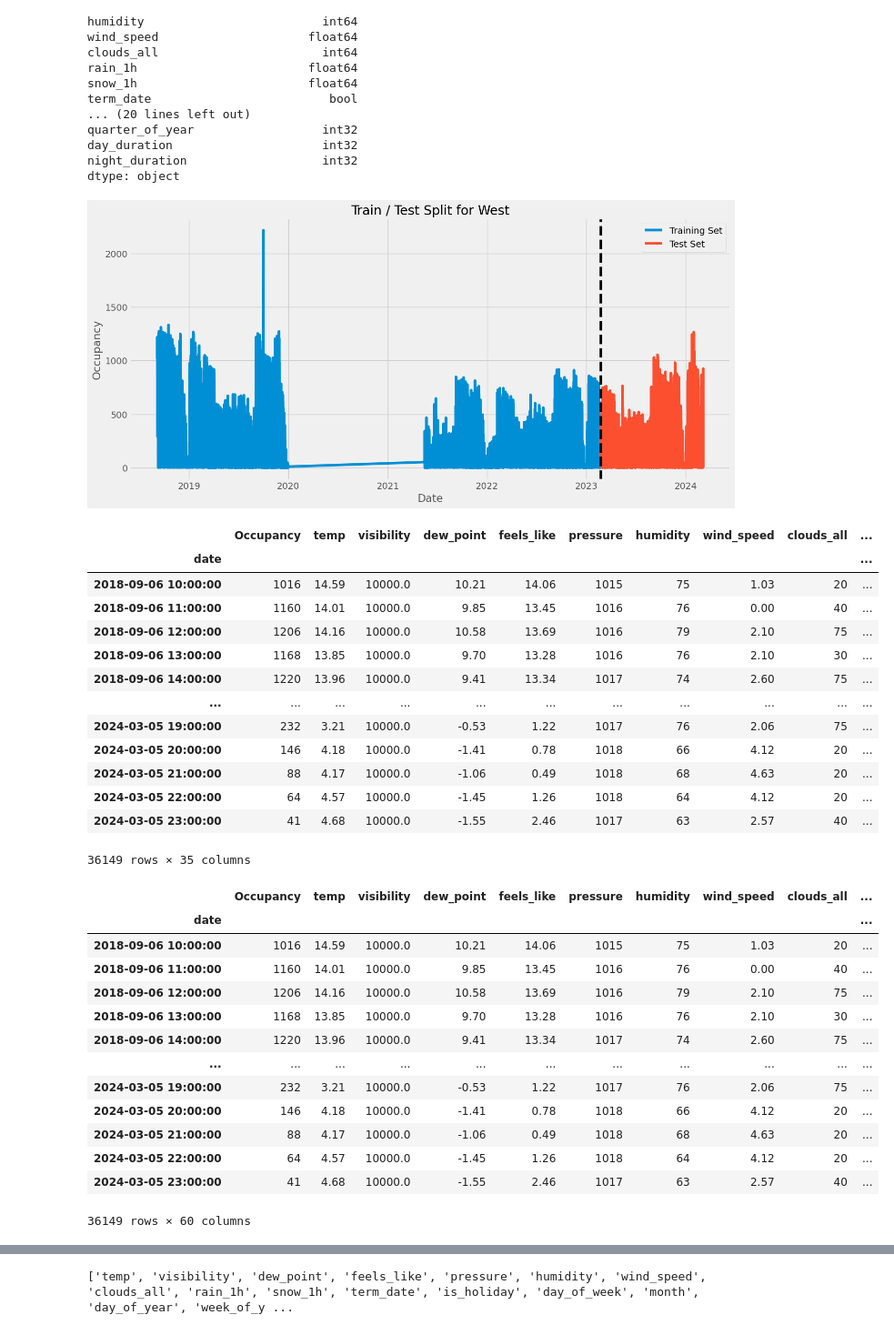
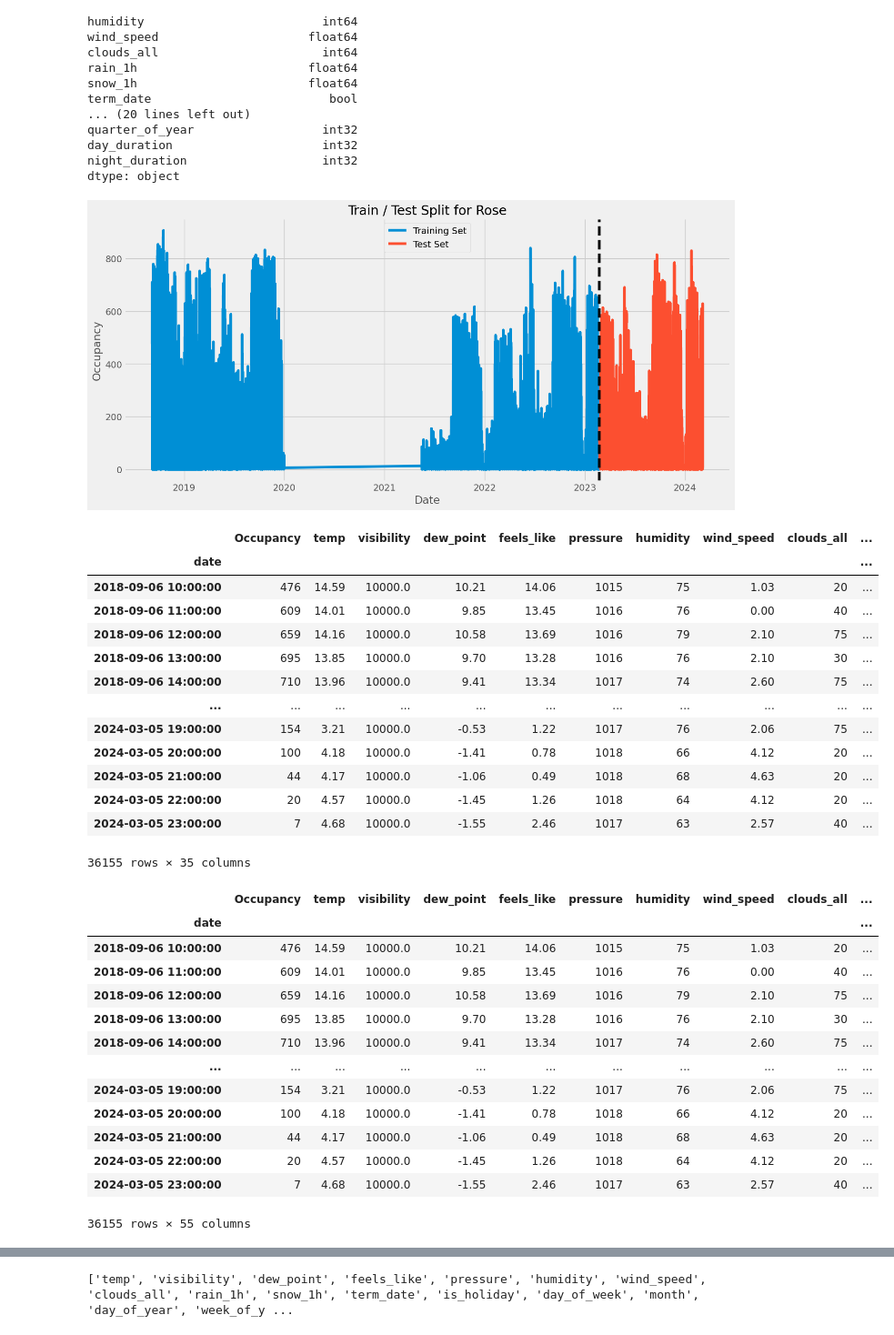
Before and after one commit to penguinumbrella/TL16, a Jupyter notebook: machine-learning/lgbm_long_3.ipynb, the cells around one changed output, grey strips where cells are left out. Shown at 91% size. Saved outputs shown, nothing was run; the diff lists cells and outputs as text; code cells hidden in the pictures.

```diff
--- a/machine-learning/lgbm_long_3.ipynb
+++ b/machine-learning/lgbm_long_3.ipynb
@@ -91,7 +91,7 @@ df
 # df.drop(columns=['0', '1', '2', '3', '4', '5', '6', '7', '8', '9'], inplace=True)
 
 # Display the updated DataFrame
-parking_lot_to_predict = 'West'
+parking_lot_to_predict = 'Rose'
 df.rename(columns={parking_lot_to_predict: 'Occupancy'}, inplace=True)
 
 parking_lots = ['North','West', 'Rose', 'Health Sciences', 'Fraser', 'Thunderbird', 'University Lot Blvd']
@@ -384,70 +384,70 @@ plt.ylabel('Occupancy')
 plt.legend()
 plt.show()
 # %% [output]
-[figure, old version]
+[figure, new version]
 # %%
 df
 # %% [output]
 |  | Occupancy | temp | visibility | dew_point | feels_like | pressure | humidity | wind_speed | clouds_all | ... |
 | date |  |  |  |  |  |  |  |  |  | ... |
-| 2018-09-06 10:00:00 | 1016 | 14.59 | 10000.0 | 10.21 | 14.06 | 1015 | 75 | 1.03 | 20 | ... |
-| 2018-09-06 11:00:00 | 1160 | 14.01 | 10000.0 | 9.85 | 13.45 | 1016 | 76 | 0.00 | 40 | ... |
-| 2018-09-06 12:00:00 | 1206 | 14.16 | 10000.0 | 10.58 | 13.69 | 1016 | 79 | 2.10 | 75 | ... |
-| 2018-09-06 13:00:00 | 1168 | 13.85 | 10000.0 | 9.70 | 13.28 | 1016 | 76 | 2.10 | 30 | ... |
-| 2018-09-06 14:00:00 | 1220 | 13.96 | 10000.0 | 9.41 | 13.34 | 1017 | 74 | 2.60 | 75 | ... |
+| 2018-09-06 10:00:00 | 476 | 14.59 | 10000.0 | 10.21 | 14.06 | 1015 | 75 | 1.03 | 20 | ... |
+| 2018-09-06 11:00:00 | 609 | 14.01 | 10000.0 | 9.85 | 13.45 | 1016 | 76 | 0.00 | 40 | ... |
+| 2018-09-06 12:00:00 | 659 | 14.16 | 10000.0 | 10.58 | 13.69 | 1016 | 79 | 2.10 | 75 | ... |
+| 2018-09-06 13:00:00 | 695 | 13.85 | 10000.0 | 9.70 | 13.28 | 1016 | 76 | 2.10 | 30 | ... |
+| 2018-09-06 14:00:00 | 710 | 13.96 | 10000.0 | 9.41 | 13.34 | 1017 | 74 | 2.60 | 75 | ... |
 | ... | ... | ... | ... | ... | ... | ... | ... | ... | ... | ... |
-| 2024-03-05 19:00:00 | 232 | 3.21 | 10000.0 | -0.53 | 1.22 | 1017 | 76 | 2.06 | 75 | ... |
-| 2024-03-05 20:00:00 | 146 | 4.18 | 10000.0 | -1.41 | 0.78 | 1018 | 66 | 4.12 | 20 | ... |
-| 2024-03-05 21:00:00 | 88 | 4.17 | 10000.0 | -1.06 | 0.49 | 1018 | 68 | 4.63 | 20 | ... |
-| 2024-03-05 22:00:00 | 64 | 4.57 | 10000.0 | -1.45 | 1.26 | 1018 | 64 | 4.12 | 20 | ... |
-| 2024-03-05 23:00:00 | 41 | 4.68 | 10000.0 | -1.55 | 2.46 | 1017 | 63 | 2.57 | 40 | ... |
+| 2024-03-05 19:00:00 | 154 | 3.21 | 10000.0 | -0.53 | 1.22 | 1017 | 76 | 2.06 | 75 | ... |
+| 2024-03-05 20:00:00 | 100 | 4.18 | 10000.0 | -1.41 | 0.78 | 1018 | 66 | 4.12 | 20 | ... |
+| 2024-03-05 21:00:00 | 44 | 4.17 | 10000.0 | -1.06 | 0.49 | 1018 | 68 | 4.63 | 20 | ... |
+| 2024-03-05 22:00:00 | 20 | 4.57 | 10000.0 | -1.45 | 1.26 | 1018 | 64 | 4.12 | 20 | ... |
+| 2024-03-05 23:00:00 | 7 | 4.68 | 10000.0 | -1.55 | 2.46 | 1017 | 63 | 2.57 | 40 | ... |
-36149 rows × 35 columns
+36155 rows × 35 columns
 # %%
 def add_lags(df):
     """
     Create time lags for added time series features and allow the model to learn the temporal structure of the data.
     """
     target_map = df['Occupancy'].to_dict()
     """
     df['lag_1_hour'] = (df.index - pd.Timedelta('1 hours')).map(target_map)
     df['lag_2_hours'] = (df.index - pd.Timedelta('2 hours')).map(target_map)
     """
 
     """
     for lag_hours in range(3, 25):  # lags for 1 to 24 hours
         df[f'lag_{lag_hours}_hours'] = (df.index - pd.Timedelta(f'{lag_hours} hours')).map(target_map)
 
     """
 
 
     for lag_days in range(1, 20):  # lags for 1 to 6 days
         df[f'lag_{lag_days*7}_days'] = (df.index - pd.Timedelta(f'{lag_days*7} days')).map(target_map)
 
 
      # Daily lags
 
-    for lag_days in range(1, 7):  # lags for 1 to 6 days
+    for lag_days in range(6, 7):  # lags for 1 to 6 days
         df[f'lag_{lag_days}_days'] = (df.index - pd.Timedelta(f'{lag_days} days')).map(target_map)
 
     return df
 
 df = add_lags(df)
 df
 # %% [output]
 |  | Occupancy | temp | visibility | dew_point | feels_like | pressure | humidity | wind_speed | clouds_all | ... |
 | date |  |  |  |  |  |  |  |  |  | ... |
-| 2018-09-06 10:00:00 | 1016 | 14.59 | 10000.0 | 10.21 | 14.06 | 1015 | 75 | 1.03 | 20 | ... |
-| 2018-09-06 11:00:00 | 1160 | 14.01 | 10000.0 | 9.85 | 13.45 | 1016 | 76 | 0.00 | 40 | ... |
-| 2018-09-06 12:00:00 | 1206 | 14.16 | 10000.0 | 10.58 | 13.69 | 1016 | 79 | 2.10 | 75 | ... |
-| 2018-09-06 13:00:00 | 1168 | 13.85 | 10000.0 | 9.70 | 13.28 | 1016 | 76 | 2.10 | 30 | ... |
-| 2018-09-06 14:00:00 | 1220 | 13.96 | 10000.0 | 9.41 | 13.34 | 1017 | 74 | 2.60 | 75 | ... |
+| 2018-09-06 10:00:00 | 476 | 14.59 | 10000.0 | 10.21 | 14.06 | 1015 | 75 | 1.03 | 20 | ... |
+| 2018-09-06 11:00:00 | 609 | 14.01 | 10000.0 | 9.85 | 13.45 | 1016 | 76 | 0.00 | 40 | ... |
+| 2018-09-06 12:00:00 | 659 | 14.16 | 10000.0 | 10.58 | 13.69 | 1016 | 79 | 2.10 | 75 | ... |
+| 2018-09-06 13:00:00 | 695 | 13.85 | 10000.0 | 9.70 | 13.28 | 1016 | 76 | 2.10 | 30 | ... |
+| 2018-09-06 14:00:00 | 710 | 13.96 | 10000.0 | 9.41 | 13.34 | 1017 | 74 | 2.60 | 75 | ... |
 | ... | ... | ... | ... | ... | ... | ... | ... | ... | ... | ... |
-| 2024-03-05 19:00:00 | 232 | 3.21 | 10000.0 | -0.53 | 1.22 | 1017 | 76 | 2.06 | 75 | ... |
-| 2024-03-05 20:00:00 | 146 | 4.18 | 10000.0 | -1.41 | 0.78 | 1018 | 66 | 4.12 | 20 | ... |
-| 2024-03-05 21:00:00 | 88 | 4.17 | 10000.0 | -1.06 | 0.49 | 1018 | 68 | 4.63 | 20 | ... |
-| 2024-03-05 22:00:00 | 64 | 4.57 | 10000.0 | -1.45 | 1.26 | 1018 | 64 | 4.12 | 20 | ... |
-| 2024-03-05 23:00:00 | 41 | 4.68 | 10000.0 | -1.55 | 2.46 | 1017 | 63 | 2.57 | 40 | ... |
+| 2024-03-05 19:00:00 | 154 | 3.21 | 10000.0 | -0.53 | 1.22 | 1017 | 76 | 2.06 | 75 | ... |
+| 2024-03-05 20:00:00 | 100 | 4.18 | 10000.0 | -1.41 | 0.78 | 1018 | 66 | 4.12 | 20 | ... |
+| 2024-03-05 21:00:00 | 44 | 4.17 | 10000.0 | -1.06 | 0.49 | 1018 | 68 | 4.63 | 20 | ... |
+| 2024-03-05 22:00:00 | 20 | 4.57 | 10000.0 | -1.45 | 1.26 | 1018 | 64 | 4.12 | 20 | ... |
+| 2024-03-05 23:00:00 | 7 | 4.68 | 10000.0 | -1.55 | 2.46 | 1017 | 63 | 2.57 | 40 | ... |
-36149 rows × 60 columns
+36155 rows × 55 columns
 # %%
 df.columns
 # %% [output]
```
Also changed, not shown: parts of 23 cells of this notebook, 3 other files.
